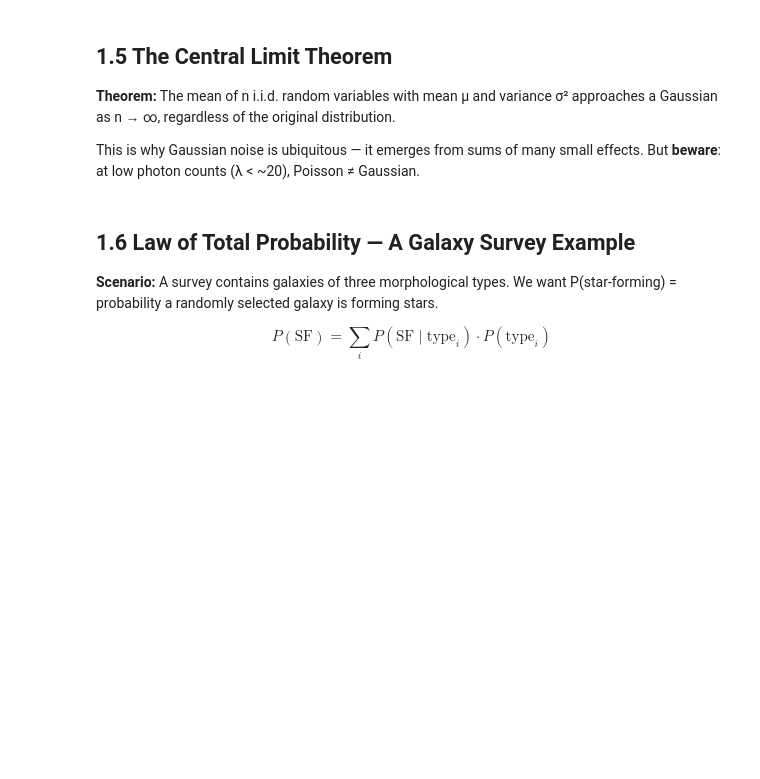
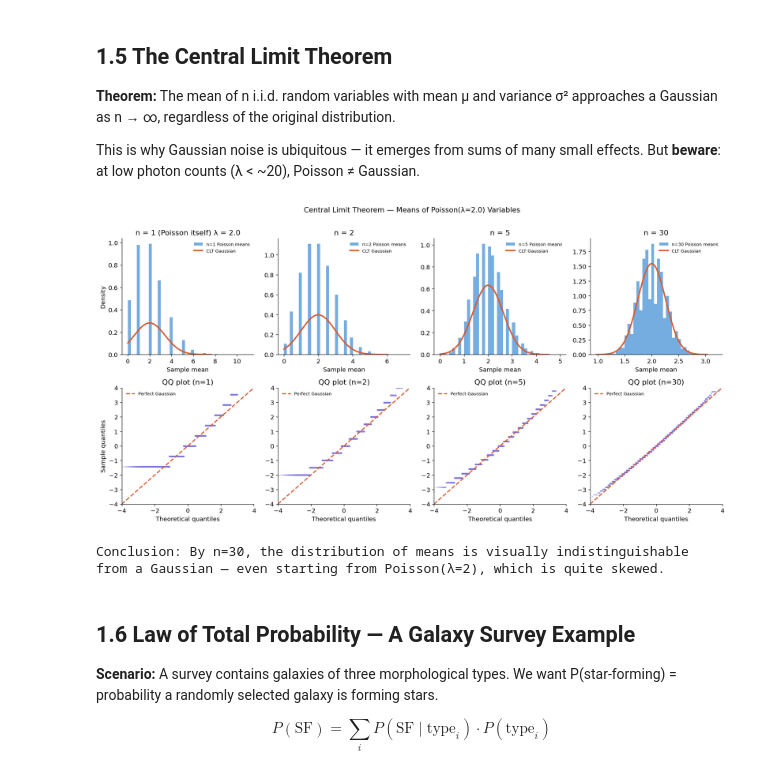
Before and after one commit to arunp77/Bayesian-Analysis-in-Astrophysics, a Jupyter notebook: chapters/ch01_probability_foundations/notebook.ipynb, the cells around one changed output. Saved outputs shown, nothing was run; the diff lists cells and outputs as text; code cells hidden in the pictures; blank space fills up the shorter version.

```diff
--- a/chapters/ch01_probability_foundations/notebook.ipynb
+++ b/chapters/ch01_probability_foundations/notebook.ipynb
@@ -227,35 +249,38 @@ for col, n in enumerate(n_values):
     gauss   = stats.norm.pdf(x_range, mu_clt, sig_clt)
 
     # Top row: histogram + Gaussian overlay
     ax = axes[0, col]
     ax.hist(samples, bins=40, density=True, color="#3B8BD4", alpha=0.7, label=f"n={n} Poisson means")
     ax.plot(x_range, gauss, "#D85A30", lw=2.5, label="CLT Gaussian")
     ax.set_title(f"n = {n}")
     ax.set_xlabel("Sample mean")
     if col == 0: ax.set_ylabel("Density")
     ax.legend(fontsize=8, frameon=False)
 
     # Bottom row: QQ plot (how Gaussian is the distribution?)
     ax2 = axes[1, col]
     standardised = (samples - samples.mean()) / samples.std()
     (osm, osr), _ = stats.probplot(standardised, dist="norm")
     ax2.scatter(osm, osr, s=2, alpha=0.3, color="#7F77DD")
     ax2.plot([-4, 4], [-4, 4], "#D85A30", lw=2, ls="--", label="Perfect Gaussian")
     ax2.set_xlim(-4, 4); ax2.set_ylim(-4, 4)
     ax2.set_xlabel("Theoretical quantiles")
     if col == 0: ax2.set_ylabel("Sample quantiles")
     ax2.set_title(f"QQ plot (n={n})")
     ax2.legend(fontsize=8, frameon=False)
 
-axes[0, 0].set_title(f"n = 1 (Poisson itself)
-λ = {lam}")
+axes[0, 0].set_title(f"n = 1 (Poisson itself) λ = {lam}")
 plt.suptitle(f"Central Limit Theorem — Means of Poisson(λ={lam}) Variables",
              fontsize=13, y=1.01)
 plt.tight_layout()
 plt.show()
 
 print("Conclusion: By n=30, the distribution of means is visually indistinguishable")
 print("from a Gaussian — even starting from Poisson(λ=2), which is quite skewed.")
+# %% [output]
+[figure, added]
+Conclusion: By n=30, the distribution of means is visually indistinguishable
+from a Gaussian — even starting from Poisson(λ=2), which is quite skewed.
 # %% [markdown]
 ## 1.6 Law of Total Probability — A Galaxy Survey Example
 
```
Also changed, not shown: parts of 8 cells of this notebook, 1 other file.
